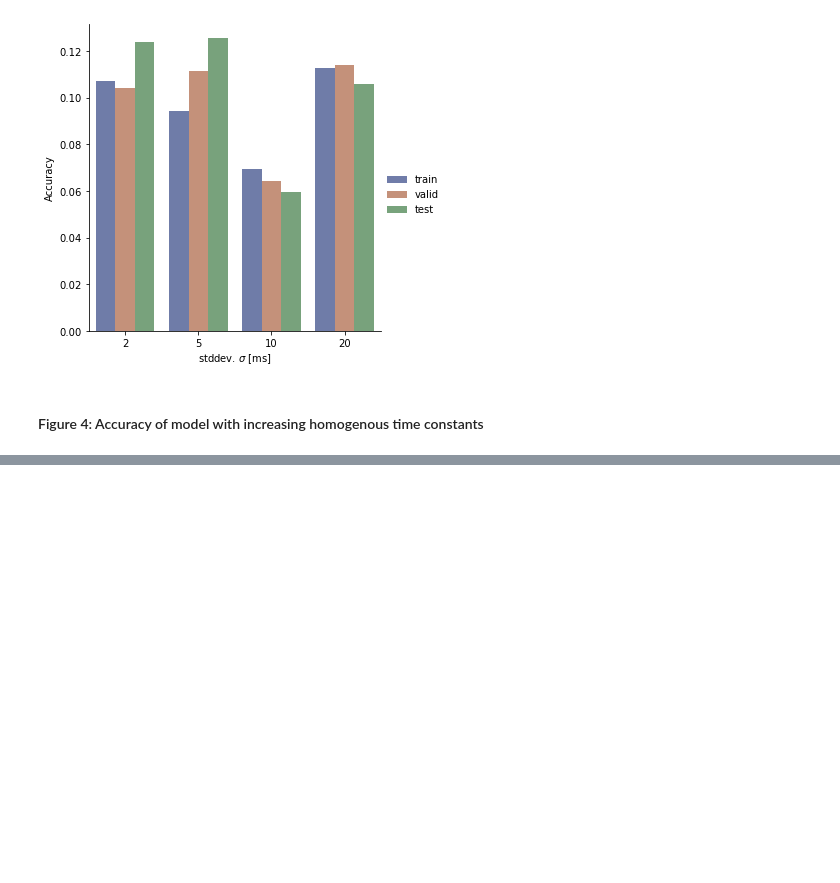
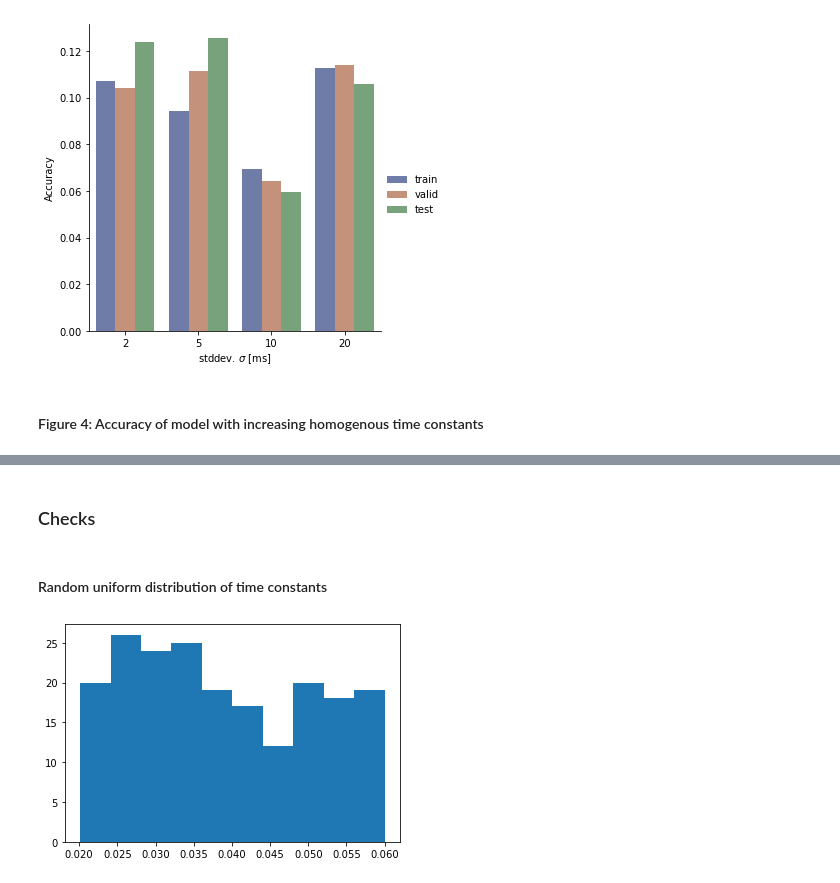
Before and after one commit to peterrayshen/syde552-project, a Jupyter notebook: plots.ipynb, the cells around one changed output, grey strips where cells are left out. Drawn from its saved outputs; the diff is of its cells as text; code cells hidden in the pictures; blank space fills up the shorter version.

Commit message:
add floor to time constants and distribution plots

```diff
--- a/plots.ipynb
+++ b/plots.ipynb
@@ -94,0 +95,10 @@ plt.show()
+# %% [markdown]
+### Checks
+# %% [markdown]
+#### Random uniform distribution of time constants
+# %%
+plt.figure()
+plt.hist(res_uniform_tau[3]['gen_distribution_tau'][0])
+plt.show()
+# %% [output]
+[figure, added]
```
Also changed, not shown: parts of 6 cells of this notebook, 1 other file.
